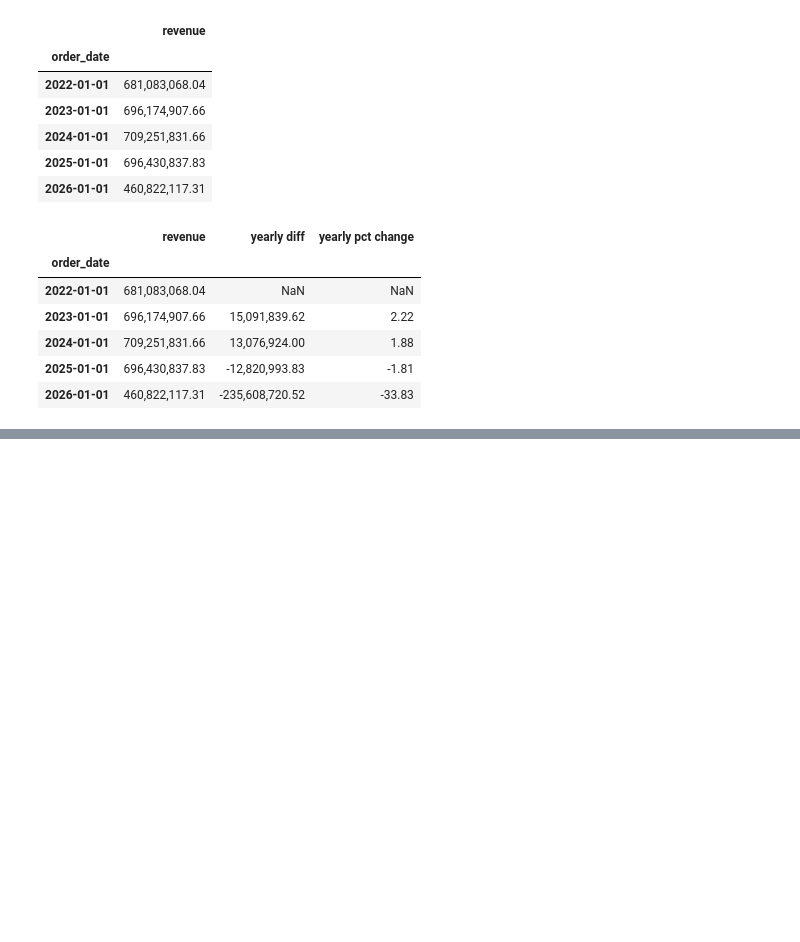
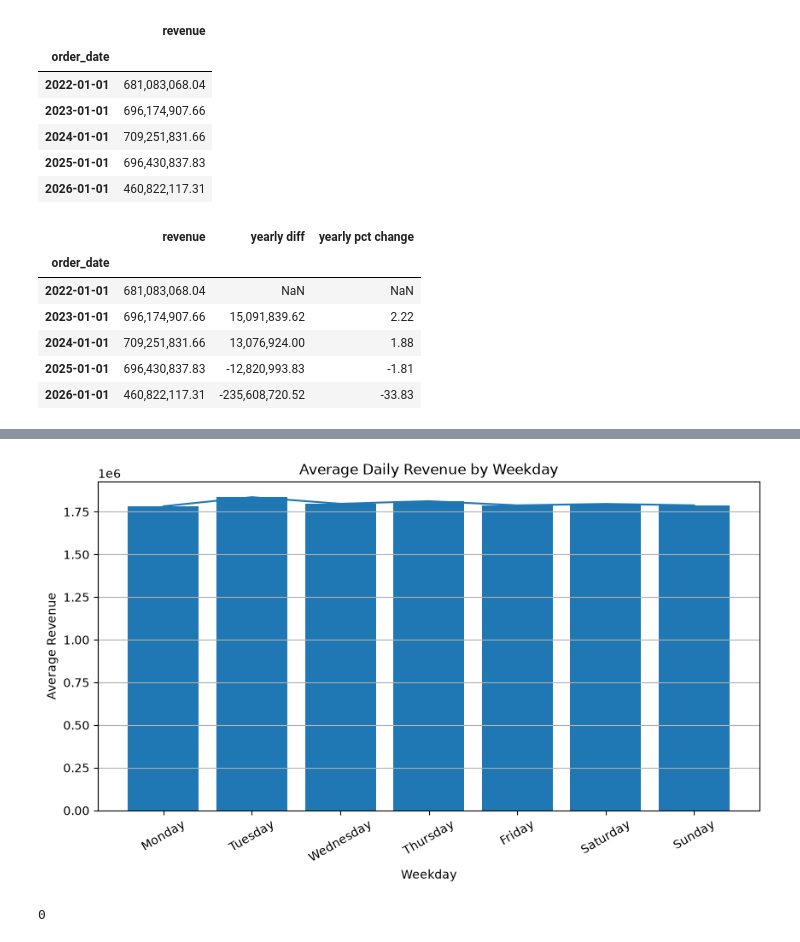
Before and after one commit to piyush8769/messy-ecommerce-analytics-dataset, a Jupyter notebook: Module_3_Data_Transformation.ipynb, the cells around one changed output, grey strips where cells are left out. Cells and saved outputs as stored; diff of their text form; code cells hidden in the pictures; blank space fills up the shorter version.

```diff
--- a/Module_3_Data_Transformation.ipynb
+++ b/Module_3_Data_Transformation.ipynb
@@ -2212,0 +2404,16 @@ yearly_revenue_df
+# %%
+daily_rev=time_df['total_amount'].resample('D').sum()
+
+weekday_revenue=daily_rev.groupby(daily_rev.index.dayofweek).mean()
+
+weekday_revenue.index=[
+    'Monday',
+    'Tuesday',
+    'Wednesday',
+    'Thursday',
+    'Friday',
+    'Saturday',
+    'Sunday'
+]
+
+weekday_revenue
@@ -2212,0 +2429,22 @@ yearly_revenue_df
+# %%
+plt.figure(figsize=(10, 5))
+
+plt.bar(
+    weekday_revenue.index,
+    weekday_revenue.values
+)
+
+# plt.plot(
+#     weekday_revenue.index,
+#     weekday_revenue.values
+# )
+
+plt.title('Average Daily Revenue by Weekday')
+plt.xlabel('Weekday')
+plt.ylabel('Average Revenue')
+plt.xticks(rotation=30)
+plt.grid(axis='y')
+
+plt.show()
+# %% [output]
+[figure, added]
@@ -2212,0 +2455,6 @@ yearly_revenue_df
+# %%
+decompose_data=decompose_data.asfreq('MS')
+
+print(decompose_data.isnull().sum())
+# %% [output]
+0
```
Also changed, not shown: parts of 30 cells of this notebook.
